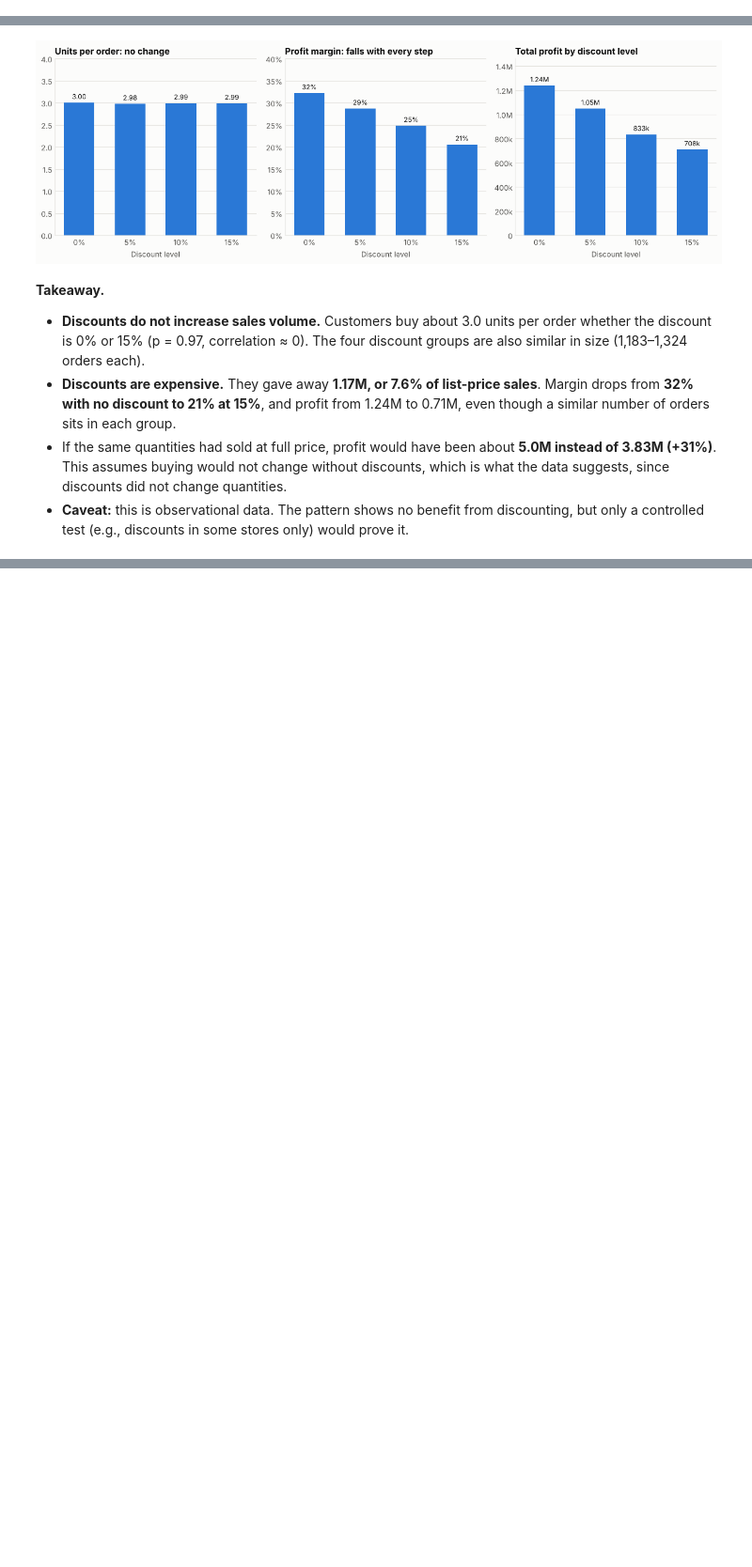
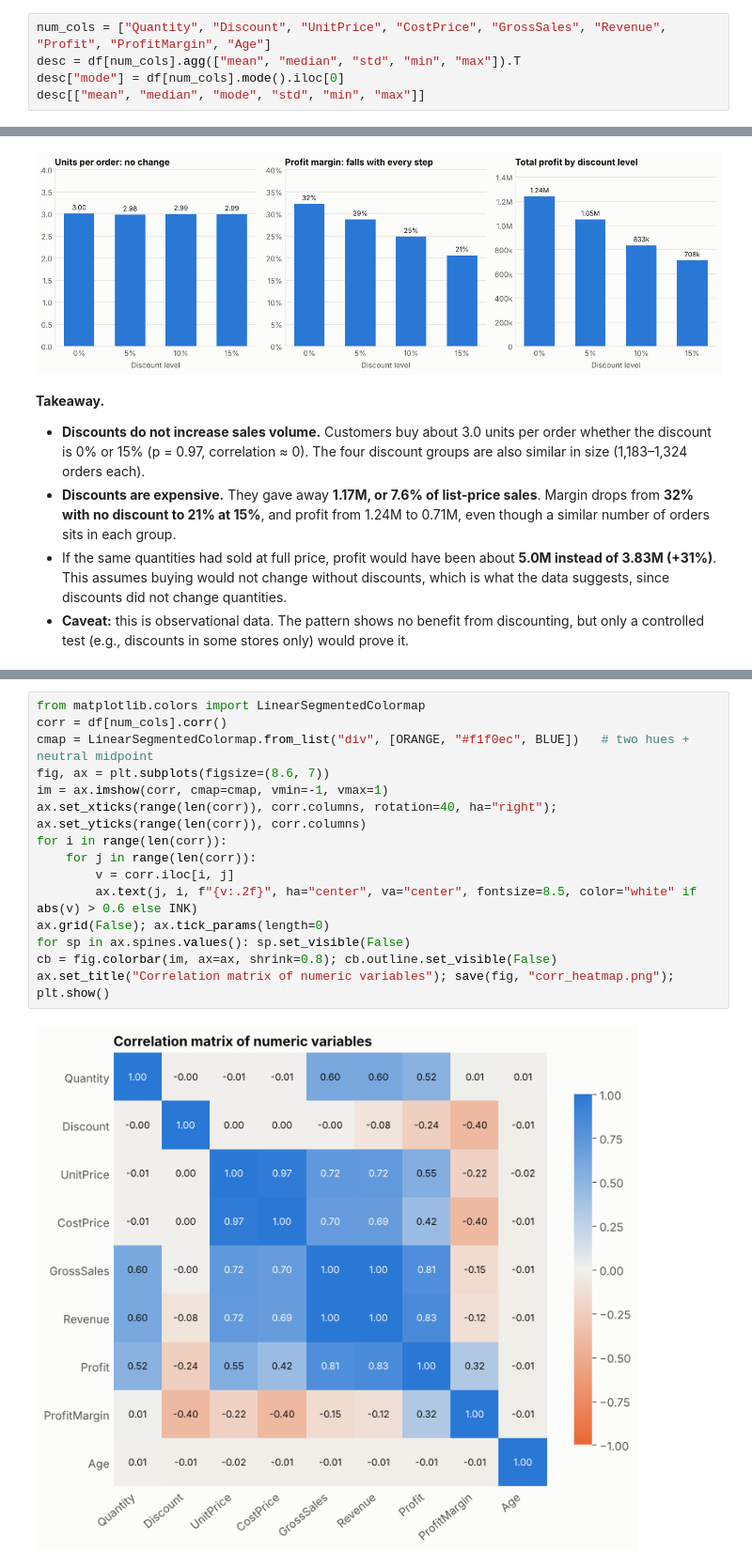
Before and after one commit to Robert-Robbie/OIBSIP, a Jupyter notebook: Task1-Retail-EDA/notebooks/02_business_questions.ipynb, the cells around one changed output, grey strips where cells are left out. Shown at 94% size. Cells and saved outputs as stored; diff of their text form; blank space fills up the shorter version.

```diff
--- a/Task1-Retail-EDA/notebooks/02_business_questions.ipynb
+++ b/Task1-Retail-EDA/notebooks/02_business_questions.ipynb
@@ -51,0 +79,5 @@ Revenue 14,301,903 | Profit 3,826,315 | Margin 26.8%
+# %%
+num_cols = ["Quantity", "Discount", "UnitPrice", "CostPrice", "GrossSales", "Revenue", "Profit", "ProfitMargin", "Age"]
+desc = df[num_cols].agg(["mean", "median", "std", "min", "max"]).T
+desc["mode"] = df[num_cols].mode().iloc[0]
+desc[["mean", "median", "mode", "std", "min", "max"]]
@@ -482,0 +563,17 @@ fig.tight_layout(); save(fig, "q6_discount_effect.png"); plt.show()
+# %%
+from matplotlib.colors import LinearSegmentedColormap
+corr = df[num_cols].corr()
+cmap = LinearSegmentedColormap.from_list("div", [ORANGE, "#f1f0ec", BLUE])   # two hues + neutral midpoint
+fig, ax = plt.subplots(figsize=(8.6, 7))
+im = ax.imshow(corr, cmap=cmap, vmin=-1, vmax=1)
+ax.set_xticks(range(len(corr)), corr.columns, rotation=40, ha="right"); ax.set_yticks(range(len(corr)), corr.columns)
+for i in range(len(corr)):
+    for j in range(len(corr)):
+        v = corr.iloc[i, j]
+        ax.text(j, i, f"{v:.2f}", ha="center", va="center", fontsize=8.5, color="white" if abs(v) > 0.6 else INK)
+ax.grid(False); ax.tick_params(length=0)
+for sp in ax.spines.values(): sp.set_visible(False)
+cb = fig.colorbar(im, ax=ax, shrink=0.8); cb.outline.set_visible(False)
+ax.set_title("Correlation matrix of numeric variables"); save(fig, "corr_heatmap.png"); plt.show()
+# %% [output]
+[figure, added]
```
Also changed, not shown: parts of 12 cells of this notebook, 10 other files.
